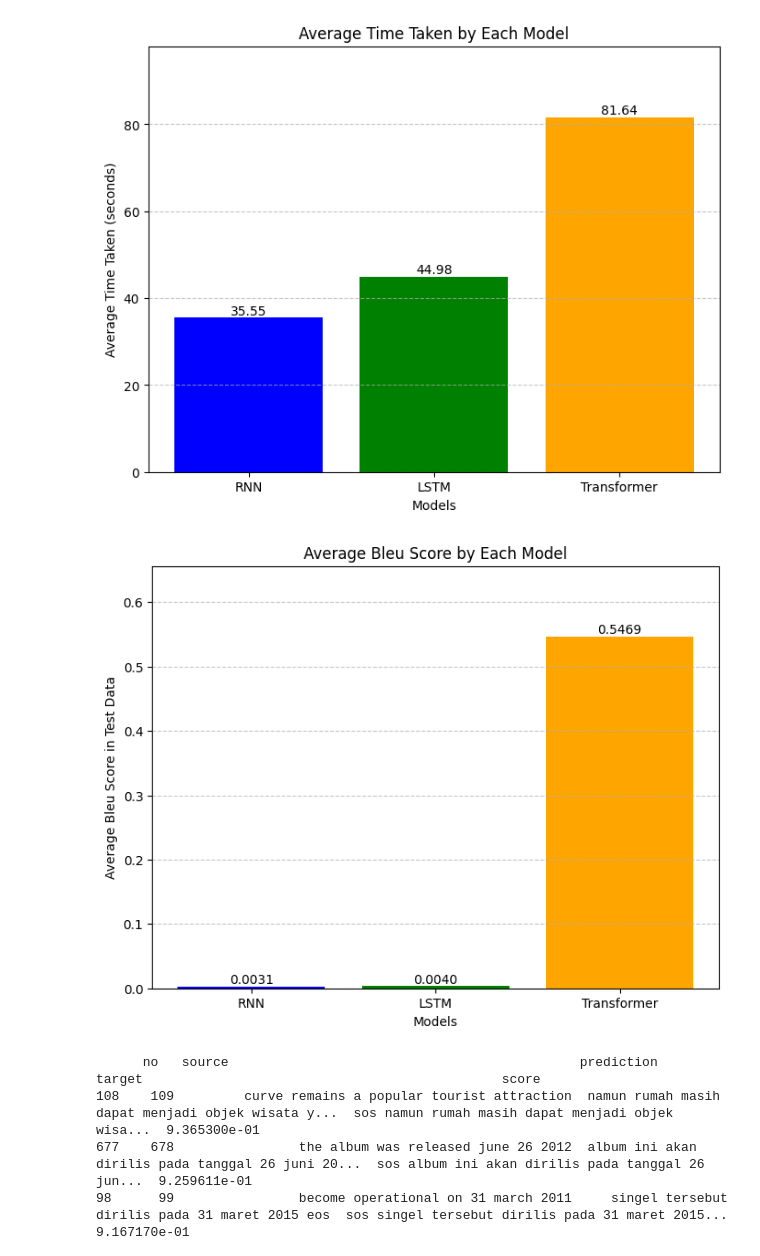
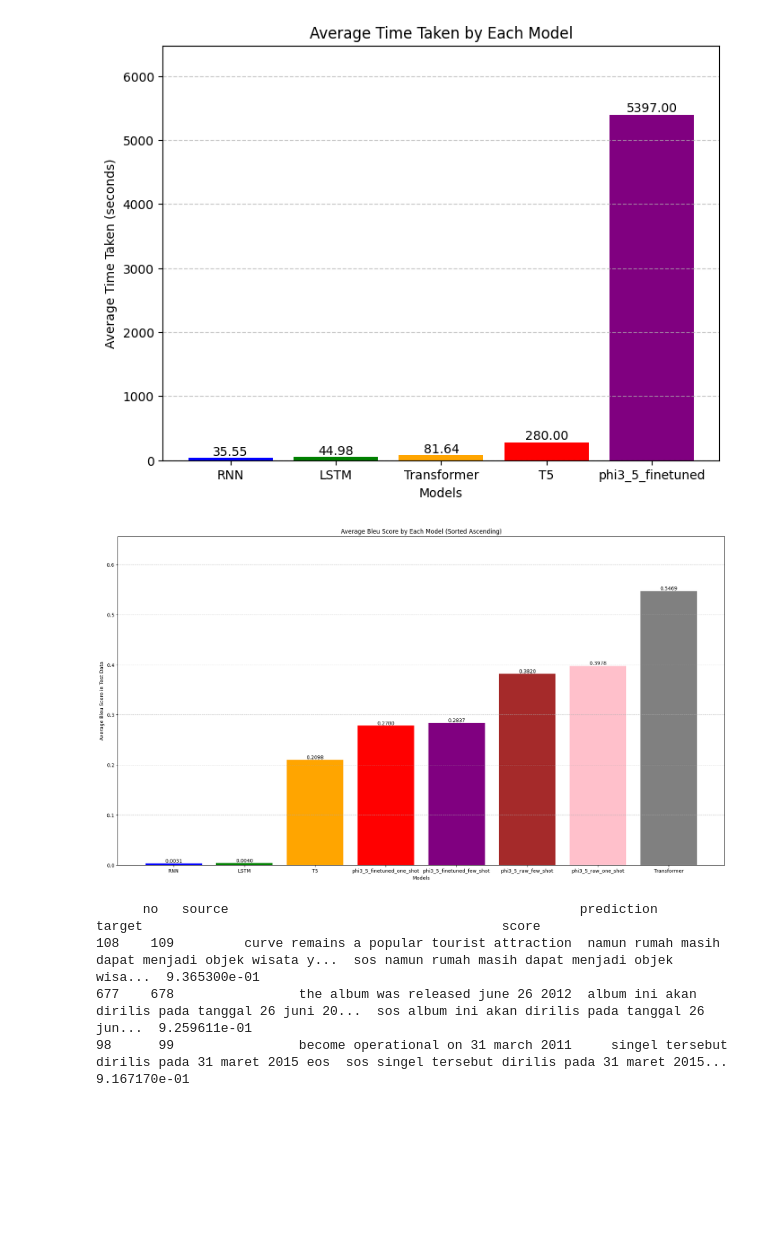
Before and after one commit to fachrinnk4869/nlp-deep-learning, a Jupyter notebook: plot_loss.ipynb, the cells around one changed output. Saved outputs shown, nothing was run; the diff lists cells and outputs as text; code cells hidden in the pictures; blank space fills up the shorter version.

Commit message:
plot ppt

```diff
--- a/plot_loss.ipynb
+++ b/plot_loss.ipynb
@@ -59,13 +67,15 @@ plt.show()
 avg_time_model1 = data_model1['Time Taken'].mean()
 avg_time_model2 = data_model2['Time Taken'].mean()
 avg_time_model3 = data_model3['Time Taken'].mean()
+avg_time_model4 = 280
+avg_time_model5 = 3600*1 + 29*60 + 57
 
-models = ['RNN', 'LSTM', 'Transformer']
-average_times = [avg_time_model1, avg_time_model2, avg_time_model3]
+models = ['RNN', 'LSTM', 'Transformer', 'T5', 'phi3_5_finetuned']
+average_times = [avg_time_model1, avg_time_model2, avg_time_model3, avg_time_model4, avg_time_model5]
 
 # Create the bar graph
 plt.figure(figsize=(8, 6))
-bars = plt.bar(models, average_times, color=['blue', 'green', 'orange'])
+bars = plt.bar(models, average_times, color=['blue', 'green', 'orange', 'red', 'purple'])
 
 # Annotate the bars with average time values
 for bar in bars:
@@ -83,47 +93,66 @@ plt.grid(axis='y', linestyle='--', alpha=0.7)
 # Display the plot
 plt.show()
 # %% [output]
-[figure, old version]
+[figure, new version]
 # %%
 # File paths (replace these with your actual file paths)
 file_model1 = './rnn/predictions_rnn_test_2.csv'
 file_model2 = './lstm/predictions_lstm_test.csv'
 file_model3 = './transformer/predictions_transformer_test_2.csv'
+file_model4 = './t5/predictions_t5_test_retrain.csv'
+file_model5 = './phi35/predictions_phi35_finetune_few_shot_test2.csv'
+file_model6 = './phi35/predictions_phi35_fewshot_test.csv'
+file_model7 = './phi35/predictions_phi35_finetune_one_shot_test.csv'
+file_model8 = './phi35/predictions_phi35_one_shot_test.csv'
 
 # Read the data
 data_model1 = pd.read_csv(file_model1)
 data_model2 = pd.read_csv(file_model2)
 data_model3 = pd.read_csv(file_model3)
+data_model4 = pd.read_csv(file_model4)
+data_model5 = pd.read_csv(file_model5)
+data_model6 = pd.read_csv(file_model6)
+data_model7 = pd.read_csv(file_model7)
+data_model8 = pd.read_csv(file_model8)
 
-# Calculate average "Time Taken" for each model
-avg_time_model1 = data_model1['score'].mean()
-avg_time_model2 = data_model2['score'].mean()
-avg_time_model3 = data_model3['score'].mean()
+# Calculate average "score" for each model
+score1 = data_model1['score'].mean()
+score2 = data_model2['score'].mean()
+score3 = data_model3['score'].mean()
+score4 = data_model4['score'].mean()
+score5 = data_model5['score'].mean()
+score6 = data_model6['score'].mean()
+score7 = data_model7['score'].mean()
+score8 = data_model8['score'].mean()
 
-models = ['RNN', 'LSTM', 'Transformer']
-average_times = [avg_time_model1, avg_time_model2, avg_time_model3]
+# Combine models and scores, then sort them
+models = ['RNN', 'LSTM', 'Transformer', 'T5', 'phi3_5_finetuned_few_shot', 'phi3_5_raw_few_shot', 'phi3_5_finetuned_one_shot', 'phi3_5_raw_one_shot']
+average_scores = [score1, score2, score3, score4, score5, score6, score7, score8]
+
+sorted_data = sorted(zip(models, average_scores), key=lambda x: x[1])
+sorted_models, sorted_scores = zip(*sorted_data)
 
 # Create the bar graph
-plt.figure(figsize=(8, 6))
-bars = plt.bar(models, average_times, color=['blue', 'green', 'orange'])
+plt.figure(figsize=(22, 12))
+bars = plt.bar(sorted_models, sorted_scores, color=['blue', 'green', 'orange', 'red', 'purple', 'brown', 'pink', 'gray'])
 
 # Annotate the bars with average time values
 for bar in bars:
     height = bar.get_height()
     plt.text(bar.get_x() + bar.get_width()/2, height, f'{height:.4f}',
              ha='center', va='bottom', fontsize=10)
 
 # Customize the graph
-plt.title('Average Bleu Score by Each Model')
+plt.title('Average Bleu Score by Each Model (Sorted Ascending)')
 plt.ylabel('Average Bleu Score in Test Data')
 plt.xlabel('Models')
-plt.ylim(0, max(average_times) * 1.2)  # Add some space above the tallest bar for aesthetics
+plt.ylim(0, max(sorted_scores) * 1.2)  # Add some space above the tallest bar for aesthetics
 plt.grid(axis='y', linestyle='--', alpha=0.7)
 
 # Display the plot
 plt.show()
 # %% [output]
-[figure, old version]
+[figure, new version]
 # %%
 # Sort by BLEU Score in decreasing order
 df_sorted = data_model3.sort_values(by='score', ascending=False)
```
Also changed, not shown: parts of 2 cells of this notebook, 9 other files.
